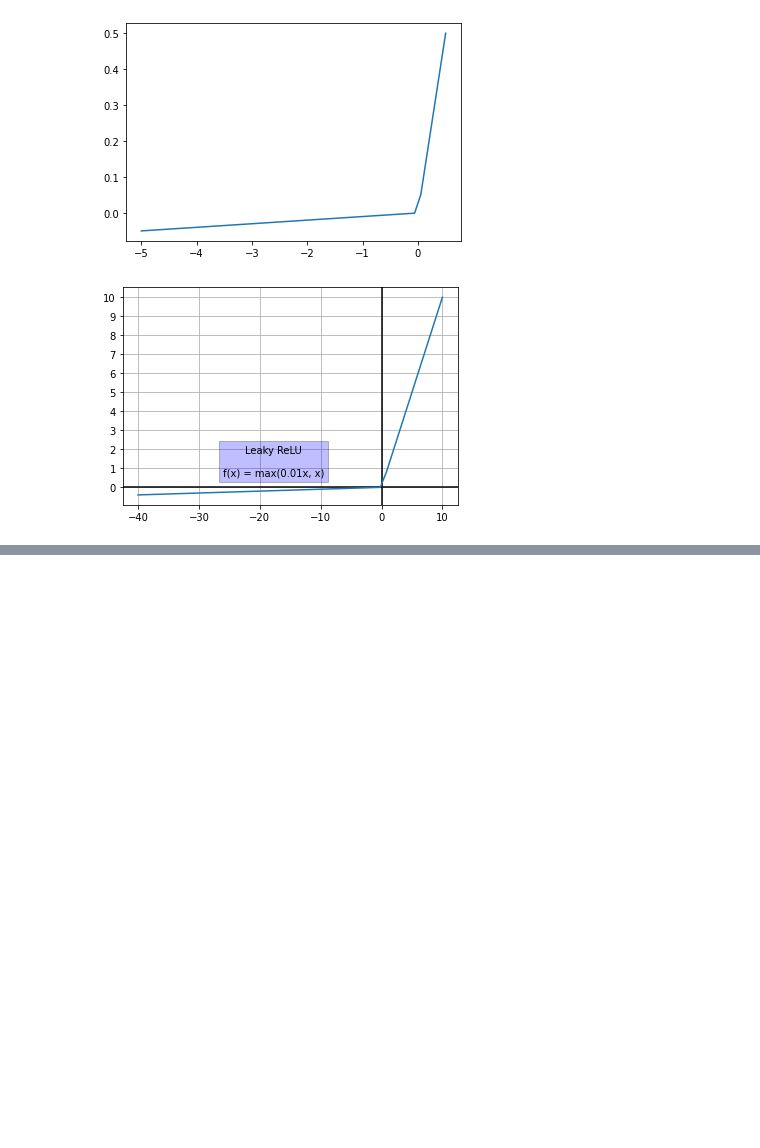
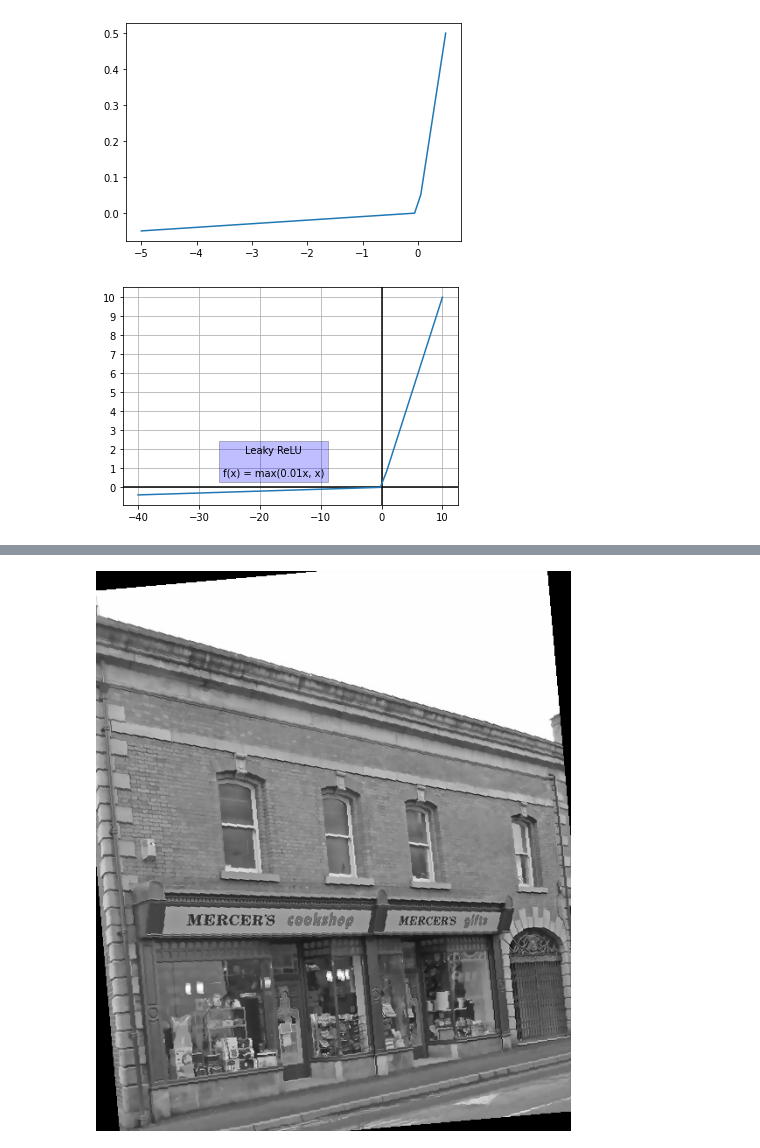
Before and after one commit to frburrue/tfm, a Jupyter notebook: Images.ipynb, the cells around one changed output, grey strips where cells are left out. Cells and saved outputs as stored; diff of their text form; code cells hidden in the pictures; blank space fills up the shorter version.

```diff
--- a/Images.ipynb
+++ b/Images.ipynb
@@ -34,0 +64,7 @@ plt.show()
+# %%
+from wand.image import Image
+with Image(filename="./utils/building_rotated_grayscale.png") as img:
+    img.despeckle()
+    display(img)
+# %% [output]
+[figure, added]
```
Also changed, not shown: parts of 5 cells of this notebook, 17 other files.
